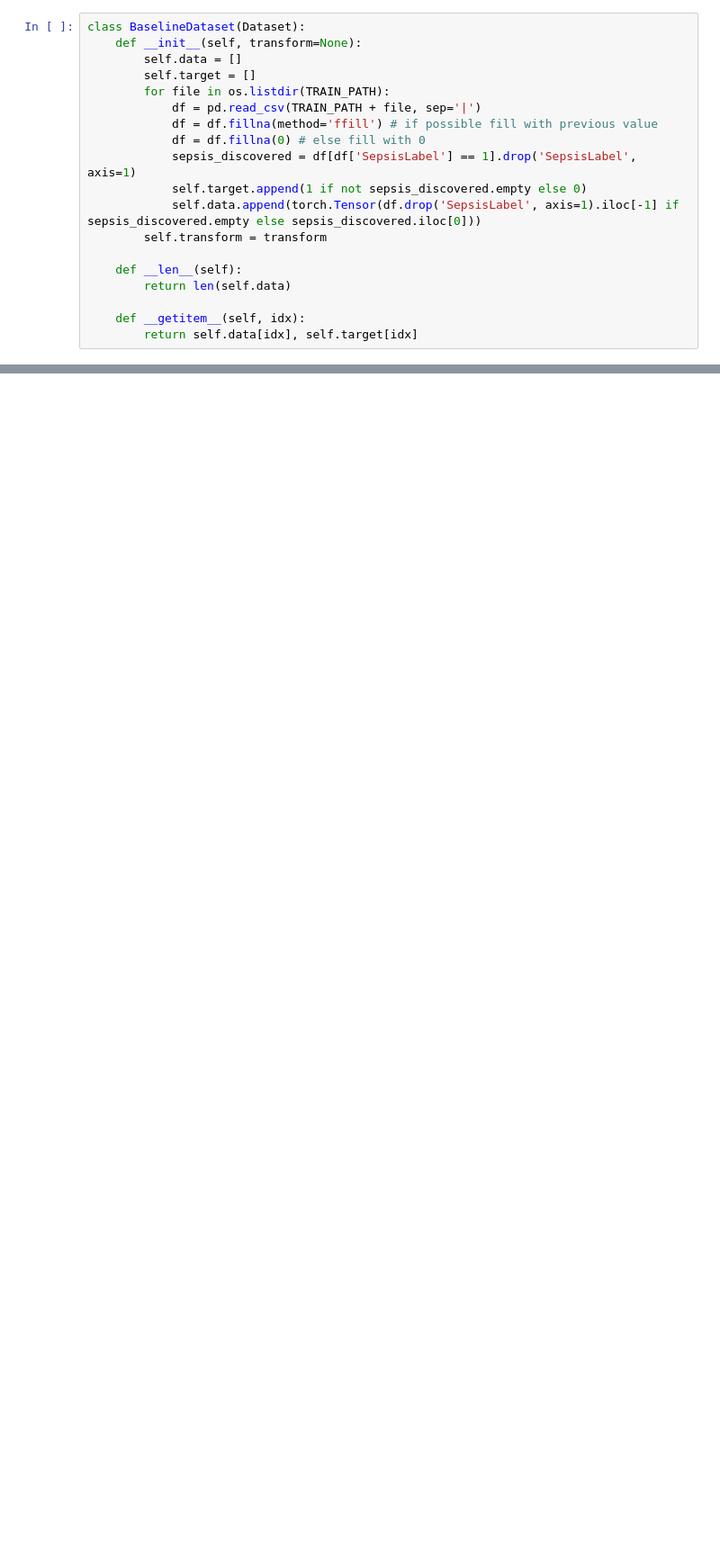
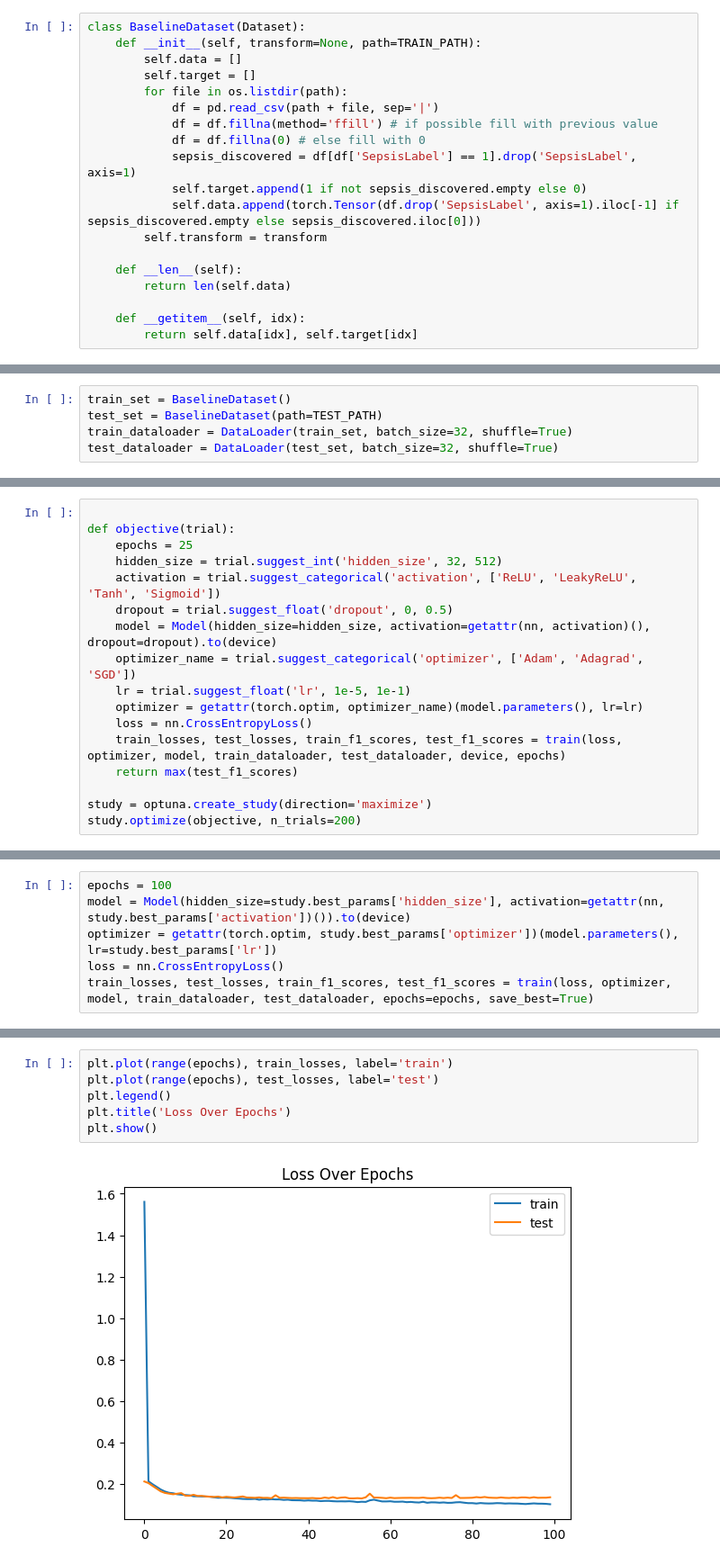
Before and after one commit to NadavVazana789/094295_hw1, a Jupyter notebook: main.ipynb, the cells around one changed output, grey strips where cells are left out. Shown: that part at 90% size. Cells and saved outputs as stored; diff of their text form; blank space fills up the shorter version.

Commit message:
models

```diff
--- a/main.ipynb
+++ b/main.ipynb
@@ -15,10 +23,10 @@ h
 # %%
 class BaselineDataset(Dataset):
-    def __init__(self, transform=None):
+    def __init__(self, transform=None, path=TRAIN_PATH):
         self.data = []
         self.target = []
-        for file in os.listdir(TRAIN_PATH):
-            df = pd.read_csv(TRAIN_PATH + file, sep='|')
+        for file in os.listdir(path):
+            df = pd.read_csv(path + file, sep='|')
             df = df.fillna(method='ffill') # if possible fill with previous value
             df = df.fillna(0) # else fill with 0
             sepsis_discovered = df[df['SepsisLabel'] == 1].drop('SepsisLabel', axis=1)
@@ -56,0 +59,5 @@ dataset[1]
+# %%
+train_set = BaselineDataset()
+test_set = BaselineDataset(path=TEST_PATH)
+train_dataloader = DataLoader(train_set, batch_size=32, shuffle=True)
+test_dataloader = DataLoader(test_set, batch_size=32, shuffle=True)
@@ -56,0 +124,17 @@ dataset[1]
+# %%
+
+def objective(trial):
+    epochs = 25
+    hidden_size = trial.suggest_int('hidden_size', 32, 512)
+    activation = trial.suggest_categorical('activation', ['ReLU', 'LeakyReLU', 'Tanh', 'Sigmoid'])
+    dropout = trial.suggest_float('dropout', 0, 0.5)
+    model = Model(hidden_size=hidden_size, activation=getattr(nn, activation)(), dropout=dropout).to(device)
+    optimizer_name = trial.suggest_categorical('optimizer', ['Adam', 'Adagrad', 'SGD'])
+    lr = trial.suggest_float('lr', 1e-5, 1e-1)
+    optimizer = getattr(torch.optim, optimizer_name)(model.parameters(), lr=lr)
+    loss = nn.CrossEntropyLoss()
+    train_losses, test_losses, train_f1_scores, test_f1_scores = train(loss, optimizer, model, train_dataloader, test_dataloader, device, epochs)
+    return max(test_f1_scores)
+
+study = optuna.create_study(direction='maximize')
+study.optimize(objective, n_trials=200)
@@ -56,0 +175,6 @@ dataset[1]
+# %%
+epochs = 100
+model = Model(hidden_size=study.best_params['hidden_size'], activation=getattr(nn, study.best_params['activation'])()).to(device)
+optimizer = getattr(torch.optim, study.best_params['optimizer'])(model.parameters(), lr=study.best_params['lr'])
+loss = nn.CrossEntropyLoss()
+train_losses, test_losses, train_f1_scores, test_f1_scores = train(loss, optimizer, model, train_dataloader, test_dataloader, epochs=epochs, save_best=True)
@@ -56,0 +185,8 @@ dataset[1]
+# %%
+plt.plot(range(epochs), train_losses, label='train')
+plt.plot(range(epochs), test_losses, label='test')
+plt.legend()
+plt.title('Loss Over Epochs')
+plt.show()
+# %% [output]
+[figure, added]
```
Also changed, not shown: parts of 40 cells of this notebook, 4 other files.
